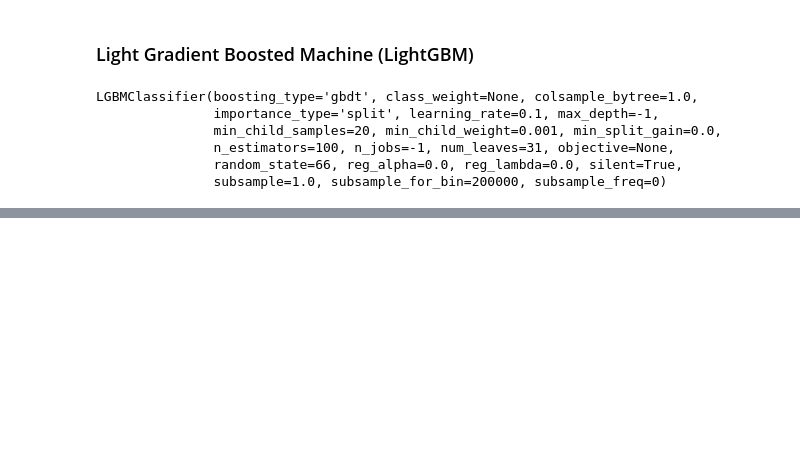
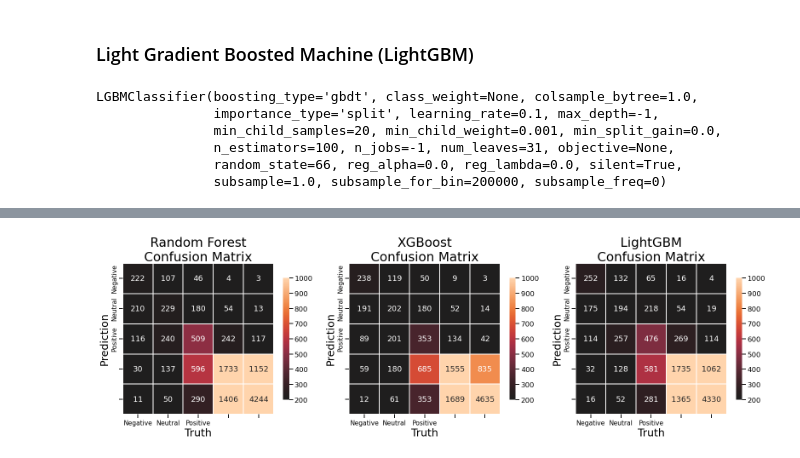
Before and after one commit to DataOnATangent/Glassdoor_NLP, a Jupyter notebook: modeling/modeling.ipynb, the cells around one changed output, grey strips where cells are left out. Saved outputs shown, nothing was run; the diff lists cells and outputs as text; code cells hidden in the pictures; blank space fills up the shorter version.

```diff
--- a/modeling/modeling.ipynb
+++ b/modeling/modeling.ipynb
@@ -378,0 +457,7 @@ F1 Score: 0.5719
+# %%
+# Use the random grid to search for best hyperparameters
+# Random search of parameters, using 3 fold cross validation,
+# search across 100 different combinations, and use all available cores
+rf_random = RandomizedSearchCV(estimator = rf_classifier, param_distributions = random_grid, n_iter = 100, cv = 5, verbose=2, random_state=23, n_jobs = -1)
+# Fit the random search model
+rf_random.fit(X_train, y_train)
@@ -378,0 +488,7 @@ F1 Score: 0.5719
+# %%
+#Initialize Classifier with best parametrs from random search
+rf_rs_classifier = RandomForestClassifier(n_estimators=100, criterion='gini', max_depth=None, min_samples_split=2, min_samples_leaf=1,
+                                          min_weight_fraction_leaf=0.0, max_features='auto', max_leaf_nodes=None, min_impurity_decrease=0.0,
+                                          min_impurity_split=None, bootstrap=True, n_jobs=-1, max_samples=None, random_state=23)
+#Fit Classifier to Data
+rf_rs_classifier.fit(X_train, y_train)
@@ -378,0 +721,6 @@ F1 Score: 0.5719
+# %%
+# load grid hyperparameters
+
+grid_forest = pd.read_pickle('rf_grid.pickle')
+grid_boost = pd.read_pickle('xgb_grid.pickle')
+grid_lgbm = pd.read_pickle('lgbm_grid.pickle')
@@ -379 +850,65 @@ F1 Score: 0.5719
+# %%
+sns.color_palette("bright")
+sns.set_context("talk")
+
+fig, ax = plt.subplots(nrows=1, ncols=3, figsize=(27, 7))
+
+
+"""random forest"""
+# plot random forest confusion matrix
+sns.heatmap(confusion_matrix(y_test, rf_test_preds).T,
+            square=True,
+            annot=True,
+            fmt='d',
+            linewidths=1,
+            vmin=200, vmax=1000, center=200,
+            cbar_kws={"shrink": .75},
+### Evaluate model metrics
+            ax=ax[0]).set_title('Random Forest\nConfusion Matrix', fontsize=30)
+
+ax[0].set_xlabel('Truth', fontsize=25)
+ax[0].set_ylabel('Prediction', fontsize=25)
+ax[0].set_xticklabels(['Negative', 'Neutral', 'Positive'], fontsize=15)
+ax[0].set_yticklabels(['Negative', 'Neutral', 'Positive'], va='center', fontsize=15)
+
+
+"""xgboost"""
+# plot xgboost confusion matrix
+sns.heatmap(confusion_matrix(y_test, xgb_test_preds).T,
+            square=True,
+            annot=True,
+            fmt='d',
+            linewidths=1,
+            vmin=200, vmax=1000, center=200,
+            cbar_kws={"shrink": .75},
+            ax=ax[1]).set_title('XGBoost\nConfusion Matrix', fontsize=30)
+
+ax[1].set_xlabel('Truth', fontsize=25)
+ax[1].set_ylabel('Prediction', fontsize=25)
+ax[1].set_xticklabels(['Negative', 'Neutral', 'Positive'], fontsize=15)
+ax[1].set_yticklabels(['Negative', 'Neutral', 'Positive'], va='center', fontsize=15)
+
+
+"""LMGB"""
+# plot LightGBM confusion matrix
+
+sns.heatmap(confusion_matrix(y_test, lgbm_test_preds).T,
+            square=True,
+            annot=True,
+            fmt='d',
+            linewidths=1,
+            vmin=200, vmax=1000, center=200,
+            cbar_kws={"shrink": .75},
+            ax=ax[2]).set_title('LightGBM\nConfusion Matrix', fontsize=30)
+
+ax[2].set_xlabel('Truth', fontsize=25)
+ax[2].set_ylabel('Prediction', fontsize=25)
+ax[2].set_xticklabels(['Negative', 'Neutral', 'Positive'], fontsize=15)
+ax[2].set_yticklabels(['Negative', 'Neutral', 'Positive'], va='center', fontsize=15)
+
+
+plt.savefig(fname='../images/conf_mtrx', bbox_inches='tight', pad_inches=.1)
+plt.show()
+# %% [output]
+[figure, added]
 # %% [markdown]
```
Also changed, not shown: parts of 43 cells of this notebook, 11 other files.
